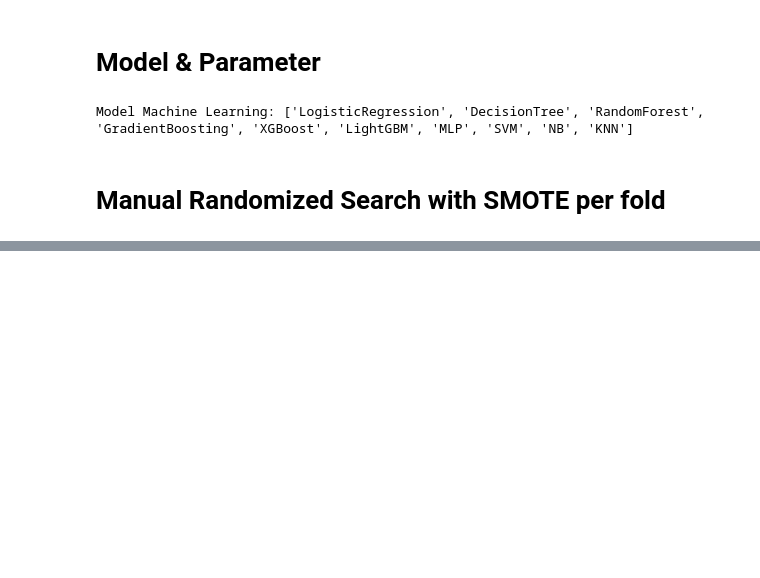
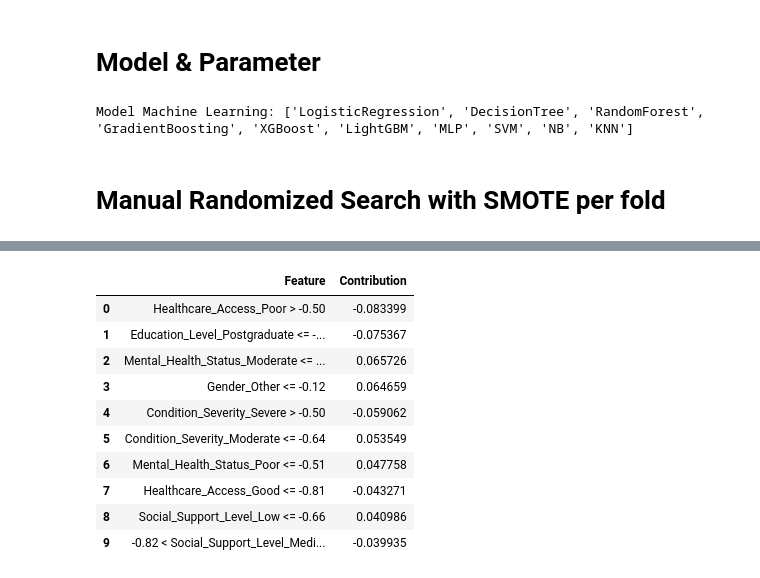
Before and after one commit to Riskyduha/Improving-Machine-Learning-Model-Performance-for-Patient-Non-Adherence-Prediction, a Jupyter notebook: main.ipynb, the cells around one changed output, grey strips where cells are left out. Saved outputs shown, nothing was run; the diff lists cells and outputs as text; code cells hidden in the pictures; blank space fills up the shorter version.

```diff
--- a/main.ipynb
+++ b/main.ipynb
@@ -288,0 +421,94 @@ AUC: 0.6214059181707913
+# %%
+if LimeTabularExplainer is None:
+    print("LIME tidak tersedia, pasang paket lime terlebih dahulu.")
+else:
+    # Siapkan fungsi prediksi (proba atau decision_function)
+    if hasattr(final_model, "predict_proba"):
+        predict_fn = lambda data: final_model.predict_proba(data)
+    elif hasattr(final_model, "decision_function"):
+        predict_fn = lambda data: np.vstack([
+            1 - (1 / (1 + np.exp(-final_model.decision_function(data)))),
+            1 / (1 + np.exp(-final_model.decision_function(data)))
+        ]).T
+    else:
+        predict_fn = None
+
+    if predict_fn is None:
+        print("Model tidak memiliki predict_proba/decision_function; LIME dibatalkan.")
+    else:
+        # LIME memakai data yang sudah diskalakan
+        lime_explainer = LimeTabularExplainer(
+            training_data=X_train_scaled,
+            feature_names=feature_names,
+            class_names=['Non-Adherent', 'Adherent'],
+            discretize_continuous=True,
+            verbose=False
+        )
+
+        sample_idx = 0  # ubah indeks ini bila ingin contoh lain
+        lime_exp = lime_explainer.explain_instance(
+            data_row=X_test_scaled[sample_idx],
+            predict_fn=predict_fn,
+            num_features=10,
+            top_labels=2
+        )
+
+        # Header
+        print(f"\n{'='*70}")
+        print(f"🔬 LIME LOCAL EXPLAINABILITY - Sample {sample_idx}")
+        print(f"{'='*70}")
+
+        # Prediction Probability
+        print(f"\n📊 Prediction Probabilities:")
+        print(f"   • Non-Adherent (0): {lime_exp.predict_proba[0]:.4f} ({lime_exp.predict_proba[0]*100:.2f}%)")
+        print(f"   • Adherent (1):     {lime_exp.predict_proba[1]:.4f} ({lime_exp.predict_proba[1]*100:.2f}%)")
+
+        # Feature Contributions Table
+        print(f"\n📋 Top 10 Feature Contributions for Adherent Class:")
+        lime_df = pd.DataFrame(lime_exp.as_list(label=1), columns=['Feature', 'Weight'])
+        display(lime_df.style.background_gradient(cmap='RdYlGn', subset=['Weight']))
+
+        # Visualisasi Bar Chart
+        print(f"\n📈 Feature Importance Visualization:")
+        fig, ax = plt.subplots(figsize=(10, 6))
+
+        features = [x[0] for x in lime_exp.as_list(label=1)]
+        weights = [x[1] for x in lime_exp.as_list(label=1)]
+
+        colors = ['#2ecc71' if w > 0 else '#e74c3c' for w in weights]
+        bars = ax.barh(features, weights, color=colors, alpha=0.7)
+
+        # Styling
+        ax.set_xlabel('Weight (Contribution)', fontsize=12, fontweight='bold')
+        ax.set_ylabel('Features', fontsize=12, fontweight='bold')
+        ax.set_title(f'LIME Feature Importance - Sample {sample_idx}\nPredicted: {"Adherent" if lime_exp.predict_proba[1] > 0.5 else "Non-Adherent"}',
+                     fontsize=14, fontweight='bold', pad=20)
+        ax.axvline(x=0, color='black', linestyle='-', linewidth=0.8)
+        ax.grid(axis='x', alpha=0.3, linestyle='--')
+
+        # Legend
+        from matplotlib.patches import Patch
+        legend_elements = [
+            Patch(facecolor='#2ecc71', alpha=0.7, label='Supports Adherent'),
+            Patch(facecolor='#e74c3c', alpha=0.7, label='Supports Non-Adherent')
+        ]
+        ax.legend(handles=legend_elements, loc='lower right', fontsize=10)
+
+        plt.tight_layout()
+        plt.show()
+
+        print(f"\n{'='*70}")
+        print("✅ LIME analysis completed!")
+        print(f"{'='*70}\n")
+# %% [output]
+|  | Feature | Contribution |
+| 0 | Healthcare_Access_Poor > -0.50 | -0.083399 |
+| 1 | Education_Level_Postgraduate <= -... | -0.075367 |
+| 2 | Mental_Health_Status_Moderate <= ... | 0.065726 |
+| 3 | Gender_Other <= -0.12 | 0.064659 |
+| 4 | Condition_Severity_Severe > -0.50 | -0.059062 |
+| 5 | Condition_Severity_Moderate <= -0.64 | 0.053549 |
+| 6 | Mental_Health_Status_Poor <= -0.51 | 0.047758 |
+| 7 | Healthcare_Access_Good <= -0.81 | -0.043271 |
+| 8 | Social_Support_Level_Low <= -0.66 | 0.040986 |
+| 9 | -0.82 < Social_Support_Level_Medi... | -0.039935 |
```
Also changed, not shown: parts of 11 cells of this notebook, 1 other file.
